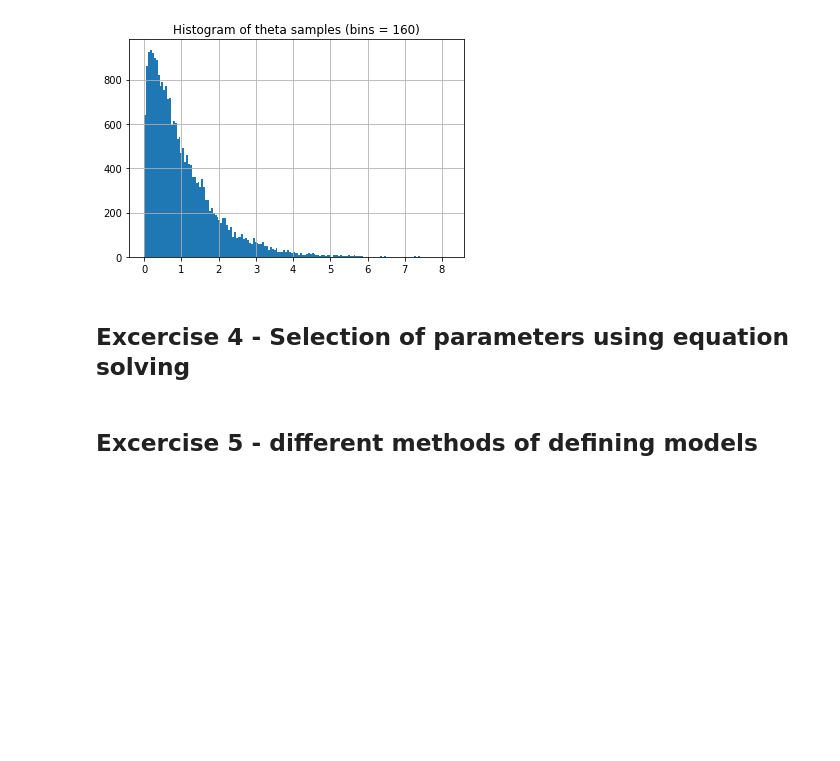
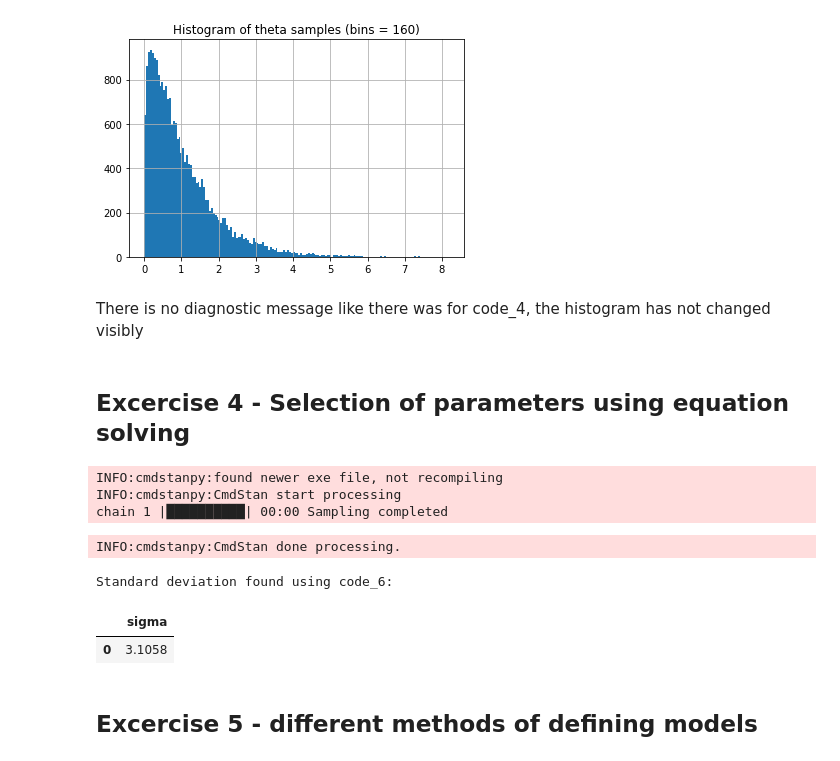
Before and after one commit to MiloszBlachowiak/Data_Analytics_LAB, a Jupyter notebook: Lab2/lab2.ipynb, the cells around one changed output. Drawn from its saved outputs; the diff is of its cells as text; code cells hidden in the pictures; blank space fills up the shorter version.

```diff
--- a/Lab2/lab2.ipynb
+++ b/Lab2/lab2.ipynb
@@ -246,18 +231,32 @@ plt.title("Histogram of theta samples (bins = 160)")
 [figure]
 Text(0.5, 1.0, 'Histogram of theta samples (bins = 160)')
 [figure]
+# %% [markdown]
+There is no diagnostic message like there was for code_4, the histogram has not changed visibly
 # %% [markdown]
 ## Excercise 4 -  Selection of parameters using equation solving
 # %%
 model_tune = CmdStanModel(stan_file='code_6.stan')
 
 F = len("Milosz") # number of letters in the first name
 L = len("Blachowiak") # number of letters in the last name
-y0 = # initial guess for the equation solving
+
+y0 = 0.8# initial guess for the equation solving
 
 data={'y_guess':[y0],
         'theta':[(F+L)/2]}
 tunes = model_tune.sample(data=data, fixed_param=True, iter_sampling=1, iter_warmup=0, chains = 1)
+
+print("Standard deviation found using code_6:")
+tunes.draws_pd(['sigma'])
+# %% [output]
+INFO:cmdstanpy:found newer exe file, not recompiling
+INFO:cmdstanpy:CmdStan start processing
+chain 1 |██████████| 00:00 Sampling completed
+INFO:cmdstanpy:CmdStan done processing.
+Standard deviation found using code_6:
+|  | sigma |
+| 0 | 3.1058 |
 # %% [markdown]
 ## Excercise 5 - different methods of defining models
 # %%
```
Also changed, not shown: parts of 15 cells of this notebook, 27 other files.
